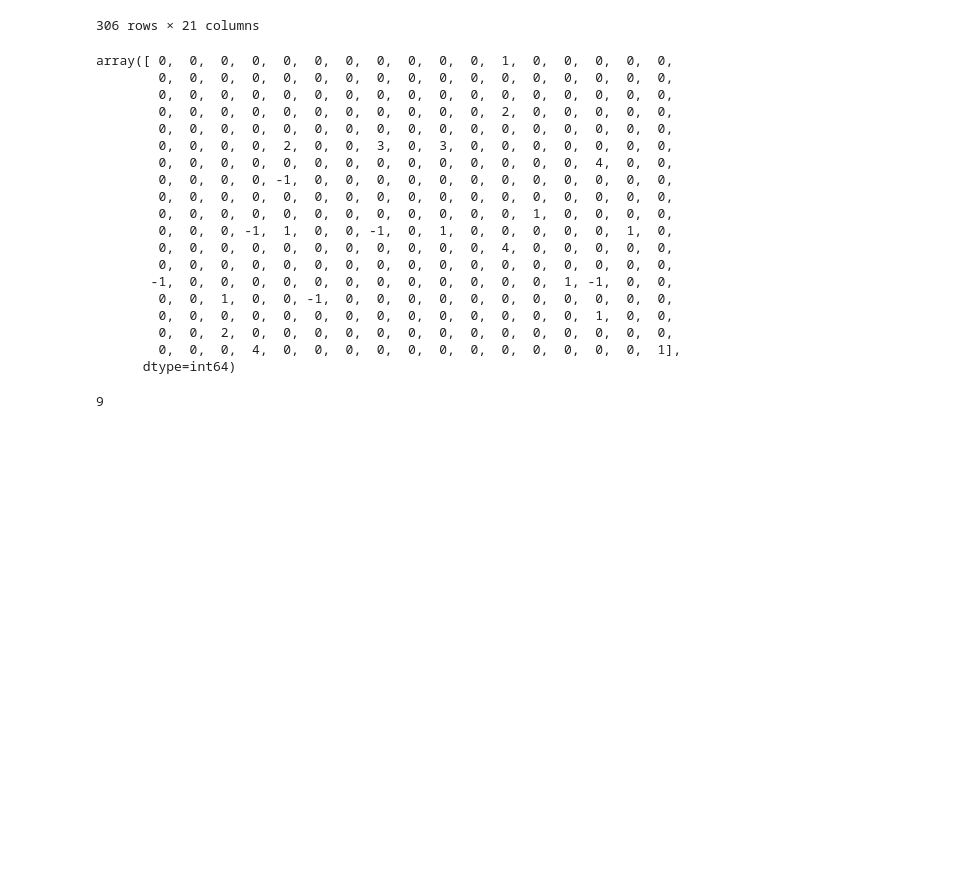
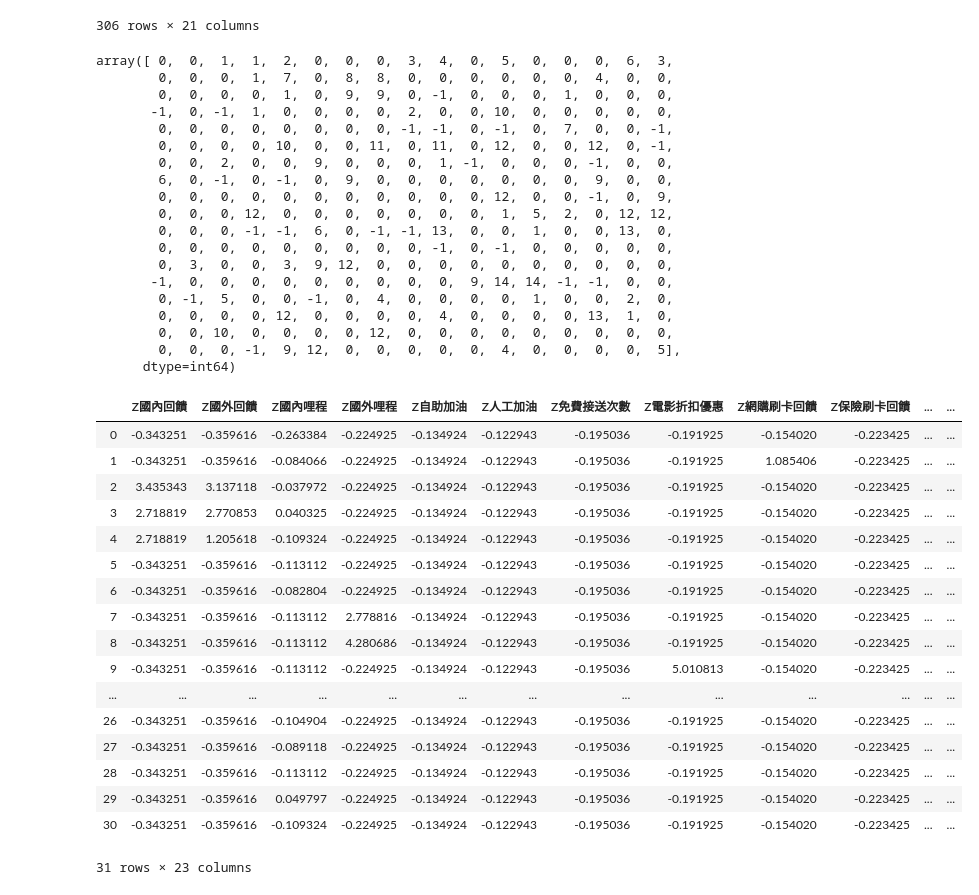
Before and after one commit to ShengHsiang-Kao/DB104, a Jupyter notebook: card_cluster/card_cluster.ipynb, the cells around one changed output. Cells and saved outputs as stored; diff of their text form; code cells hidden in the pictures; blank space fills up the shorter version.

Commit message:
card_cluster

```diff
--- a/card_cluster/card_cluster.ipynb
+++ b/card_cluster/card_cluster.ipynb
@@ -25,8 +25,9 @@ import numpy as np
 # %% [markdown]
 # 全部
 # %%
-df = pd.read_excel(r'./card_feature_1128.xlsx',encoding='utf-16',sheet_name='all_z')
-df = df.drop(['Unnamed: 0'], axis=1)
+df_origin = pd.read_excel(r'./card_feature_1128.xlsx',encoding='utf-16',sheet_name='all_z')
+df = df_origin.drop(['Unnamed: 0'], axis=1)
+card_name = df_origin['Unnamed: 0']
 df
 # %% [output]
 |  | Z國內回饋 | Z國外回饋 | Z國內哩程 | Z國外哩程 | Z自助加油 | Z人工加油 | Z免費接送次數 | Z電影折扣優惠 | Z網購刷卡回饋 | Z保險刷卡回饋 | ... | ... |
@@ -307,33 +346,49 @@ df
 306 rows × 21 columns
 # %%
 X = np.array(df)
-clustering = DBSCAN(eps=3, min_samples=2).fit(X)
+clustering = DBSCAN(eps=1, min_samples=2).fit(X)
 labels = clustering.labels_
 labels
 # %% [output]
-array([ 0,  0,  0,  0,  0,  0,  0,  0,  0,  0,  0,  1,  0,  0,  0,  0,  0,
-        0,  0,  0,  0,  0,  0,  0,  0,  0,  0,  0,  0,  0,  0,  0,  0,  0,
-        0,  0,  0,  0,  0,  0,  0,  0,  0,  0,  0,  0,  0,  0,  0,  0,  0,
-        0,  0,  0,  0,  0,  0,  0,  0,  0,  0,  0,  2,  0,  0,  0,  0,  0,
-        0,  0,  0,  0,  0,  0,  0,  0,  0,  0,  0,  0,  0,  0,  0,  0,  0,
-        0,  0,  0,  0,  2,  0,  0,  3,  0,  3,  0,  0,  0,  0,  0,  0,  0,
-        0,  0,  0,  0,  0,  0,  0,  0,  0,  0,  0,  0,  0,  0,  4,  0,  0,
-        0,  0,  0,  0, -1,  0,  0,  0,  0,  0,  0,  0,  0,  0,  0,  0,  0,
-        0,  0,  0,  0,  0,  0,  0,  0,  0,  0,  0,  0,  0,  0,  0,  0,  0,
-        0,  0,  0,  0,  0,  0,  0,  0,  0,  0,  0,  0,  1,  0,  0,  0,  0,
-        0,  0,  0, -1,  1,  0,  0, -1,  0,  1,  0,  0,  0,  0,  0,  1,  0,
-        0,  0,  0,  0,  0,  0,  0,  0,  0,  0,  0,  4,  0,  0,  0,  0,  0,
-        0,  0,  0,  0,  0,  0,  0,  0,  0,  0,  0,  0,  0,  0,  0,  0,  0,
-       -1,  0,  0,  0,  0,  0,  0,  0,  0,  0,  0,  0,  0,  1, -1,  0,  0,
-        0,  0,  1,  0,  0, -1,  0,  0,  0,  0,  0,  0,  0,  0,  0,  0,  0,
-        0,  0,  0,  0,  0,  0,  0,  0,  0,  0,  0,  0,  0,  0,  1,  0,  0,
-        0,  0,  2,  0,  0,  0,  0,  0,  0,  0,  0,  0,  0,  0,  0,  0,  0,
-        0,  0,  0,  4,  0,  0,  0,  0,  0,  0,  0,  0,  0,  0,  0,  0,  1],
+array([ 0,  0,  1,  1,  2,  0,  0,  0,  3,  4,  0,  5,  0,  0,  0,  6,  3,
+        0,  0,  0,  1,  7,  0,  8,  8,  0,  0,  0,  0,  0,  0,  4,  0,  0,
+        0,  0,  0,  0,  1,  0,  9,  9,  0, -1,  0,  0,  0,  1,  0,  0,  0,
+       -1,  0, -1,  1,  0,  0,  0,  0,  2,  0,  0, 10,  0,  0,  0,  0,  0,
+        0,  0,  0,  0,  0,  0,  0,  0, -1, -1,  0, -1,  0,  7,  0,  0, -1,
+        0,  0,  0,  0, 10,  0,  0, 11,  0, 11,  0, 12,  0,  0, 12,  0, -1,
+        0,  0,  2,  0,  0,  9,  0,  0,  0,  1, -1,  0,  0,  0, -1,  0,  0,
+        6,  0, -1,  0, -1,  0,  9,  0,  0,  0,  0,  0,  0,  0,  9,  0,  0,
+        0,  0,  0,  0,  0,  0,  0,  0,  0,  0,  0, 12,  0,  0, -1,  0,  9,
+        0,  0,  0, 12,  0,  0,  0,  0,  0,  0,  0,  1,  5,  2,  0, 12, 12,
+        0,  0,  0, -1, -1,  6,  0, -1, -1, 13,  0,  0,  1,  0,  0, 13,  0,
+        0,  0,  0,  0,  0,  0,  0,  0,  0, -1,  0, -1,  0,  0,  0,  0,  0,
+        0,  3,  0,  0,  3,  9, 12,  0,  0,  0,  0,  0,  0,  0,  0,  0,  0,
+       -1,  0,  0,  0,  0,  0,  0,  0,  0,  0,  9, 14, 14, -1, -1,  0,  0,
+        0, -1,  5,  0,  0, -1,  0,  4,  0,  0,  0,  0,  1,  0,  0,  2,  0,
+        0,  0,  0,  0, 12,  0,  0,  0,  0,  4,  0,  0,  0,  0, 13,  1,  0,
+        0,  0, 10,  0,  0,  0,  0, 12,  0,  0,  0,  0,  0,  0,  0,  0,  0,
+        0,  0,  0, -1,  9, 12,  0,  0,  0,  0,  0,  4,  0,  0,  0,  0,  5],
       dtype=int64)
 # %%
 labels = pd.DataFrame(labels, columns = ['label'])
-pd_label = pd.concat([df, labels], axis = 1)
+pd_label = pd.concat([df, labels, card_name], axis = 1)
 pd_label.loc[:30]
-len(pd_label[pd_label["label"]==1])
 # %% [output]
+|  | Z國內回饋 | Z國外回饋 | Z國內哩程 | Z國外哩程 | Z自助加油 | Z人工加油 | Z免費接送次數 | Z電影折扣優惠 | Z網購刷卡回饋 | Z保險刷卡回饋 | ... | ... |
+| 0 | -0.343251 | -0.359616 | -0.263384 | -0.224925 | -0.134924 | -0.122943 | -0.195036 | -0.191925 | -0.154020 | -0.223425 | ... | ... |
+| 1 | -0.343251 | -0.359616 | -0.084066 | -0.224925 | -0.134924 | -0.122943 | -0.195036 | -0.191925 | 1.085406 | -0.223425 | ... | ... |
+| 2 | 3.435343 | 3.137118 | -0.037972 | -0.224925 | -0.134924 | -0.122943 | -0.195036 | -0.191925 | -0.154020 | -0.223425 | ... | ... |
+| 3 | 2.718819 | 2.770853 | 0.040325 | -0.224925 | -0.134924 | -0.122943 | -0.195036 | -0.191925 | -0.154020 | -0.223425 | ... | ... |
+| 4 | 2.718819 | 1.205618 | -0.109324 | -0.224925 | -0.134924 | -0.122943 | -0.195036 | -0.191925 | -0.154020 | -0.223425 | ... | ... |
+| 5 | -0.343251 | -0.359616 | -0.113112 | -0.224925 | -0.134924 | -0.122943 | -0.195036 | -0.191925 | -0.154020 | -0.223425 | ... | ... |
+| 6 | -0.343251 | -0.359616 | -0.082804 | -0.224925 | -0.134924 | -0.122943 | -0.195036 | -0.191925 | -0.154020 | -0.223425 | ... | ... |
+| 7 | -0.343251 | -0.359616 | -0.113112 | 2.778816 | -0.134924 | -0.122943 | -0.195036 | -0.191925 | -0.154020 | -0.223425 | ... | ... |
+| 8 | -0.343251 | -0.359616 | -0.113112 | 4.280686 | -0.134924 | -0.122943 | -0.195036 | -0.191925 | -0.154020 | -0.223425 | ... | ... |
+| 9 | -0.343251 | -0.359616 | -0.113112 | -0.224925 | -0.134924 | -0.122943 | -0.195036 | 5.010813 | -0.154020 | -0.223425 | ... | ... |
+| ... | ... | ... | ... | ... | ... | ... | ... | ... | ... | ... | ... | ... |
+| 26 | -0.343251 | -0.359616 | -0.104904 | -0.224925 | -0.134924 | -0.122943 | -0.195036 | -0.191925 | -0.154020 | -0.223425 | ... | ... |
+| 27 | -0.343251 | -0.359616 | -0.089118 | -0.224925 | -0.134924 | -0.122943 | -0.195036 | -0.191925 | -0.154020 | -0.223425 | ... | ... |
+| 28 | -0.343251 | -0.359616 | -0.113112 | -0.224925 | -0.134924 | -0.122943 | -0.195036 | -0.191925 | -0.154020 | -0.223425 | ... | ... |
+| 29 | -0.343251 | -0.359616 | 0.049797 | -0.224925 | -0.134924 | -0.122943 | -0.195036 | -0.191925 | -0.154020 | -0.223425 | ... | ... |
+| 30 | -0.343251 | -0.359616 | -0.109324 | -0.224925 | -0.134924 | -0.122943 | -0.195036 | -0.191925 | -0.154020 | -0.223425 | ... | ... |
-9
+31 rows × 23 columns
```
Also changed, not shown: parts of 11 cells of this notebook.
